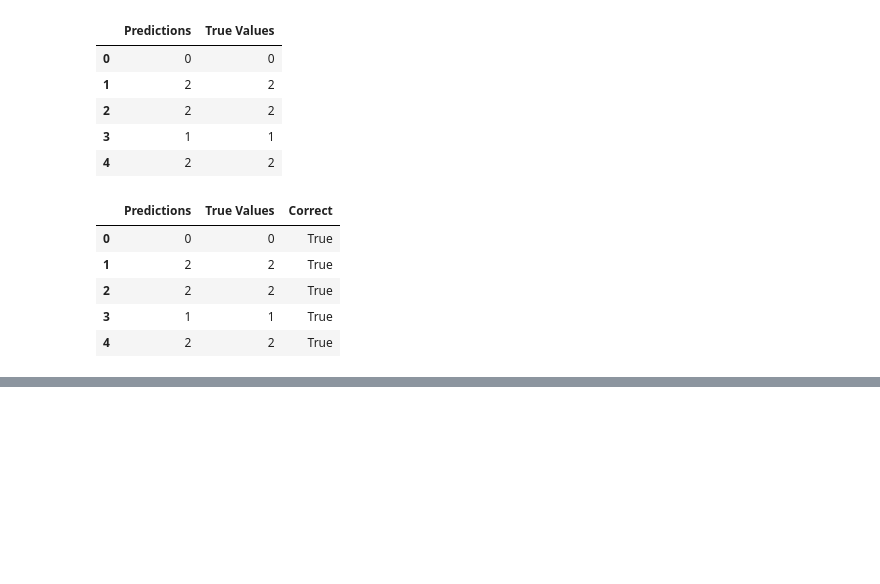
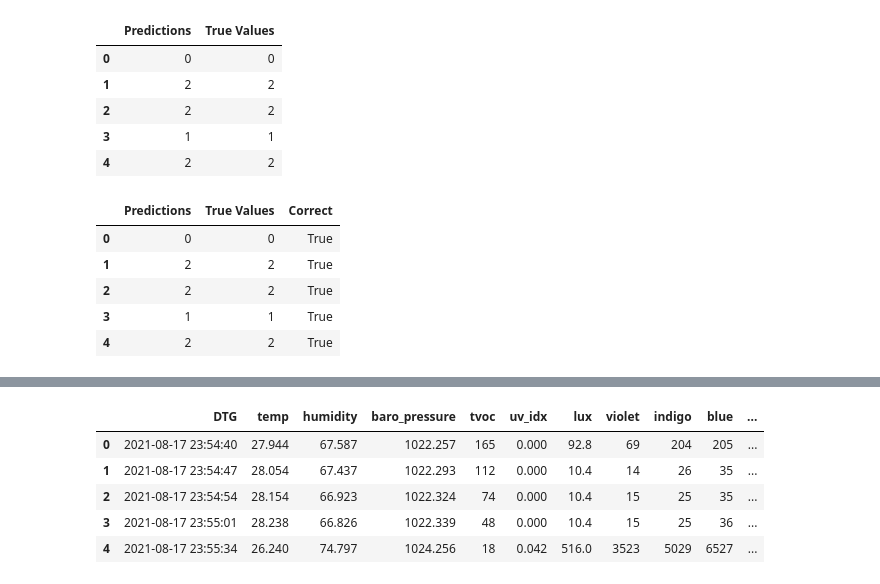
Before and after one commit to asakura000/Enviro_Sensor_Data_Project, a Jupyter notebook: Tensorflow_Model.ipynb, the cells around one changed output, grey strips where cells are left out. Drawn from its saved outputs; the diff is of its cells as text; code cells hidden in the pictures; blank space fills up the shorter version.

```diff
--- a/Tensorflow_Model.ipynb
+++ b/Tensorflow_Model.ipynb
@@ -271,0 +273,9 @@ def prediction(row):
+# %%
+outside_data.head()
+# %% [output]
+|  | DTG | temp | humidity | baro_pressure | tvoc | uv_idx | lux | violet | indigo | blue | ... |
+| 0 | 2021-08-17 23:54:40 | 27.944 | 67.587 | 1022.257 | 165 | 0.000 | 92.8 | 69 | 204 | 205 | ... |
+| 1 | 2021-08-17 23:54:47 | 28.054 | 67.437 | 1022.293 | 112 | 0.000 | 10.4 | 14 | 26 | 35 | ... |
+| 2 | 2021-08-17 23:54:54 | 28.154 | 66.923 | 1022.324 | 74 | 0.000 | 10.4 | 15 | 25 | 35 | ... |
+| 3 | 2021-08-17 23:55:01 | 28.238 | 66.826 | 1022.339 | 48 | 0.000 | 10.4 | 15 | 25 | 36 | ... |
+| 4 | 2021-08-17 23:55:34 | 26.240 | 74.797 | 1024.256 | 18 | 0.042 | 516.0 | 3523 | 5029 | 6527 | ... |
```
Also changed, not shown: parts of 13 cells of this notebook.
